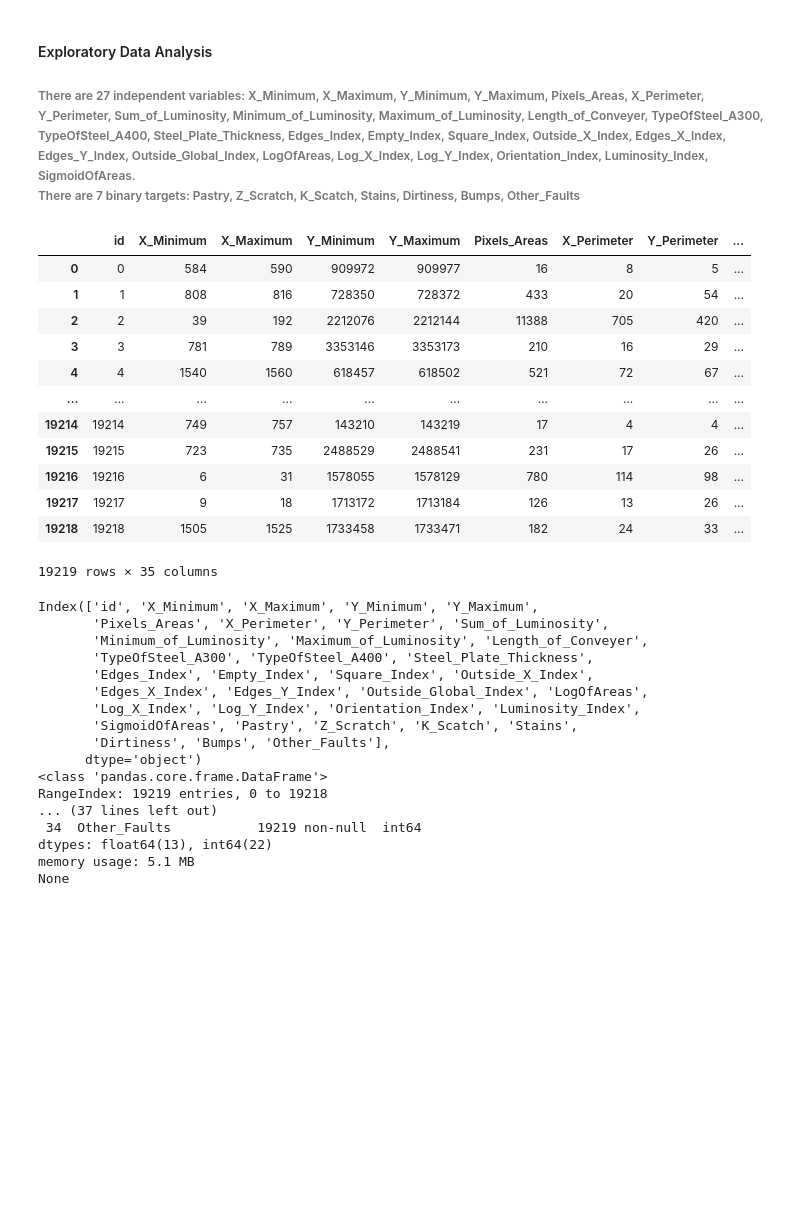
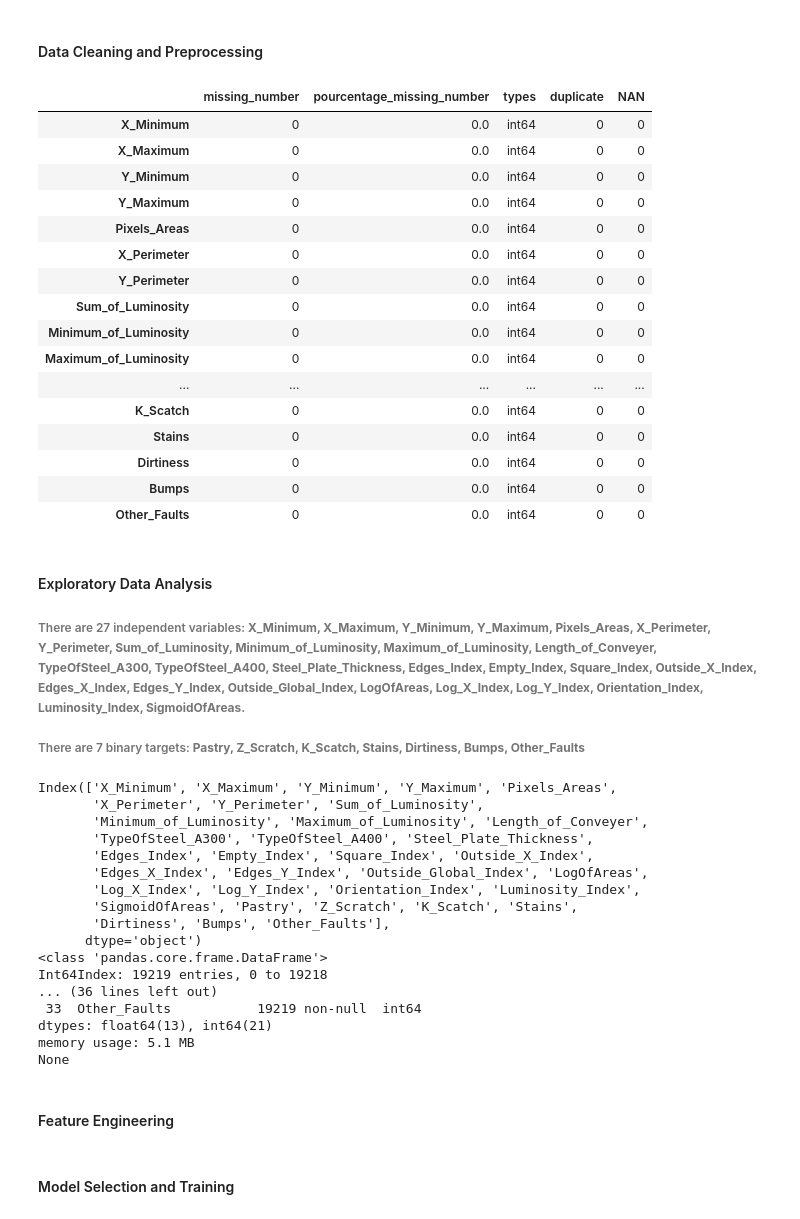
Before and after one commit to felipedds/steel-plate-defect-prediction, a Jupyter notebook: analysis-1.ipynb, the cells around one changed output. Cells and saved outputs as stored; diff of their text form; code cells hidden in the pictures; blank space fills up the shorter version.

```diff
--- a/analysis-1.ipynb
+++ b/analysis-1.ipynb
@@ -16,30 +41,45 @@ pd.set_option("expand_frame_repr", True)
+# %% [markdown]
+#### Data Cleaning and Preprocessing
+# %%
+# Analyze the missing values and duplicates in the DataFrame
+def analyze_missing_and_duplicates(data: pd.DataFrame) -> pd.DataFrame:
+    n = data.shape[0]
+    ret = pd.DataFrame(data.isnull().sum(), columns=["missing_number"])
+    ret["pourcentage_missing_number"] = (ret["missing_number"] / n) * 100
+    ret["types"] = data.dtypes
+    ret["duplicate"] = data.duplicated(keep=False).sum()
+    ret["NAN"] = data.isna().sum()
+    return pd.DataFrame(ret)
+
+analyze_missing_and_duplicates(df_train)
+# %% [output]
+|  | missing_number | pourcentage_missing_number | types | duplicate | NAN |
+| X_Minimum | 0 | 0.0 | int64 | 0 | 0 |
+| X_Maximum | 0 | 0.0 | int64 | 0 | 0 |
+| Y_Minimum | 0 | 0.0 | int64 | 0 | 0 |
+| Y_Maximum | 0 | 0.0 | int64 | 0 | 0 |
+| Pixels_Areas | 0 | 0.0 | int64 | 0 | 0 |
+| X_Perimeter | 0 | 0.0 | int64 | 0 | 0 |
+| Y_Perimeter | 0 | 0.0 | int64 | 0 | 0 |
+| Sum_of_Luminosity | 0 | 0.0 | int64 | 0 | 0 |
+| Minimum_of_Luminosity | 0 | 0.0 | int64 | 0 | 0 |
+| Maximum_of_Luminosity | 0 | 0.0 | int64 | 0 | 0 |
+| ... | ... | ... | ... | ... | ... |
+| K_Scatch | 0 | 0.0 | int64 | 0 | 0 |
+| Stains | 0 | 0.0 | int64 | 0 | 0 |
+| Dirtiness | 0 | 0.0 | int64 | 0 | 0 |
+| Bumps | 0 | 0.0 | int64 | 0 | 0 |
+| Other_Faults | 0 | 0.0 | int64 | 0 | 0 |
 # %% [markdown]
 #### Exploratory Data Analysis
 
-###### There are 27 independent variables: X_Minimum, X_Maximum, Y_Minimum, Y_Maximum, Pixels_Areas, X_Perimeter, Y_Perimeter, Sum_of_Luminosity, Minimum_of_Luminosity, Maximum_of_Luminosity, Length_of_Conveyer, TypeOfSteel_A300, TypeOfSteel_A400, Steel_Plate_Thickness, Edges_Index, Empty_Index, Square_Index, Outside_X_Index, Edges_X_Index, Edges_Y_Index, Outside_Global_Index, LogOfAreas, Log_X_Index, Log_Y_Index, Orientation_Index, Luminosity_Index, SigmoidOfAreas. <br>There are 7 binary targets: Pastry, Z_Scratch, K_Scatch, Stains, Dirtiness, Bumps, Other_Faults
+###### There are 27 independent variables: <b>X_Minimum, X_Maximum, Y_Minimum, Y_Maximum, Pixels_Areas, X_Perimeter, Y_Perimeter, Sum_of_Luminosity, Minimum_of_Luminosity, Maximum_of_Luminosity, Length_of_Conveyer, TypeOfSteel_A300, TypeOfSteel_A400, Steel_Plate_Thickness, Edges_Index, Empty_Index, Square_Index, Outside_X_Index, Edges_X_Index, Edges_Y_Index, Outside_Global_Index, LogOfAreas, Log_X_Index, Log_Y_Index, Orientation_Index, Luminosity_Index, SigmoidOfAreas.</b> <br><br>There are 7 binary targets: <b>Pastry, Z_Scratch, K_Scatch, Stains, Dirtiness, Bumps, Other_Faults</b>
-# %%
-df = pd.read_csv("data/train.csv")
-df
-# %% [output]
-|  | id | X_Minimum | X_Maximum | Y_Minimum | Y_Maximum | Pixels_Areas | X_Perimeter | Y_Perimeter | ... |
-| 0 | 0 | 584 | 590 | 909972 | 909977 | 16 | 8 | 5 | ... |
-| 1 | 1 | 808 | 816 | 728350 | 728372 | 433 | 20 | 54 | ... |
-| 2 | 2 | 39 | 192 | 2212076 | 2212144 | 11388 | 705 | 420 | ... |
-| 3 | 3 | 781 | 789 | 3353146 | 3353173 | 210 | 16 | 29 | ... |
-| 4 | 4 | 1540 | 1560 | 618457 | 618502 | 521 | 72 | 67 | ... |
-| ... | ... | ... | ... | ... | ... | ... | ... | ... | ... |
-| 19214 | 19214 | 749 | 757 | 143210 | 143219 | 17 | 4 | 4 | ... |
-| 19215 | 19215 | 723 | 735 | 2488529 | 2488541 | 231 | 17 | 26 | ... |
-| 19216 | 19216 | 6 | 31 | 1578055 | 1578129 | 780 | 114 | 98 | ... |
-| 19217 | 19217 | 9 | 18 | 1713172 | 1713184 | 126 | 13 | 26 | ... |
-| 19218 | 19218 | 1505 | 1525 | 1733458 | 1733471 | 182 | 24 | 33 | ... |
-19219 rows × 35 columns
 # %%
-print(df.columns)
-print(df.info())
+print(df_train.columns)
+print(df_train.info())
 # %% [output]
-Index(['id', 'X_Minimum', 'X_Maximum', 'Y_Minimum', 'Y_Maximum',
-       'Pixels_Areas', 'X_Perimeter', 'Y_Perimeter', 'Sum_of_Luminosity',
+Index(['X_Minimum', 'X_Maximum', 'Y_Minimum', 'Y_Maximum', 'Pixels_Areas',
+       'X_Perimeter', 'Y_Perimeter', 'Sum_of_Luminosity',
        'Minimum_of_Luminosity', 'Maximum_of_Luminosity', 'Length_of_Conveyer',
        'TypeOfSteel_A300', 'TypeOfSteel_A400', 'Steel_Plate_Thickness',
        'Edges_Index', 'Empty_Index', 'Square_Index', 'Outside_X_Index',
@@ -49,9 +89,13 @@ Index(['id', 'X_Minimum', 'X_Maximum', 'Y_Minimum', 'Y_Maximum',
        'Dirtiness', 'Bumps', 'Other_Faults'],
       dtype='object')
 <class 'pandas.core.frame.DataFrame'>
-RangeIndex: 19219 entries, 0 to 19218
-... (37 lines left out)
- 34  Other_Faults           19219 non-null  int64
-dtypes: float64(13), int64(22)
+Int64Index: 19219 entries, 0 to 19218
+... (36 lines left out)
+ 33  Other_Faults           19219 non-null  int64
+dtypes: float64(13), int64(21)
 memory usage: 5.1 MB
 None
+# %% [markdown]
+#### Feature Engineering
+# %% [markdown]
+#### Model Selection and Training
```
Also changed, not shown: parts of 7 cells of this notebook, 1 other file.
